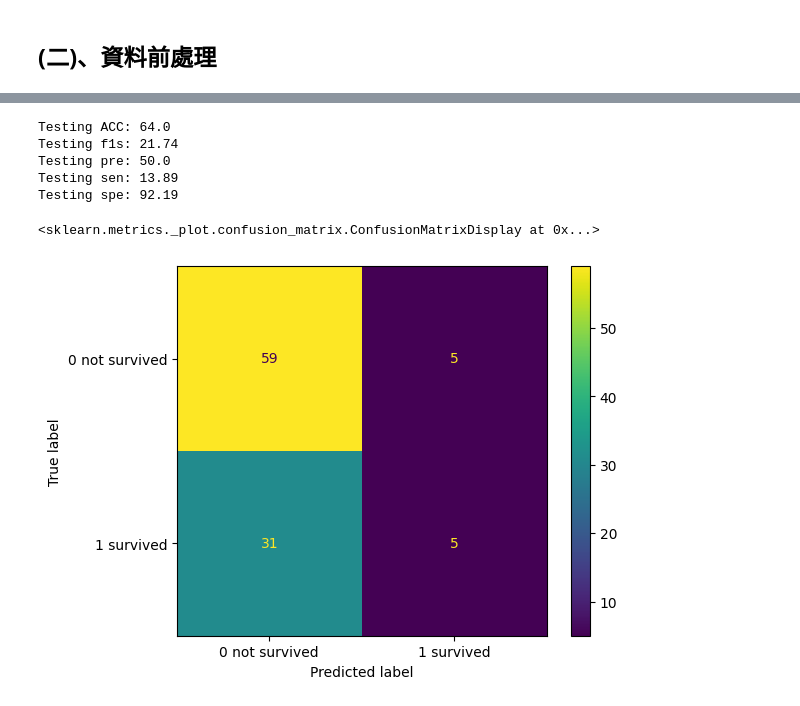
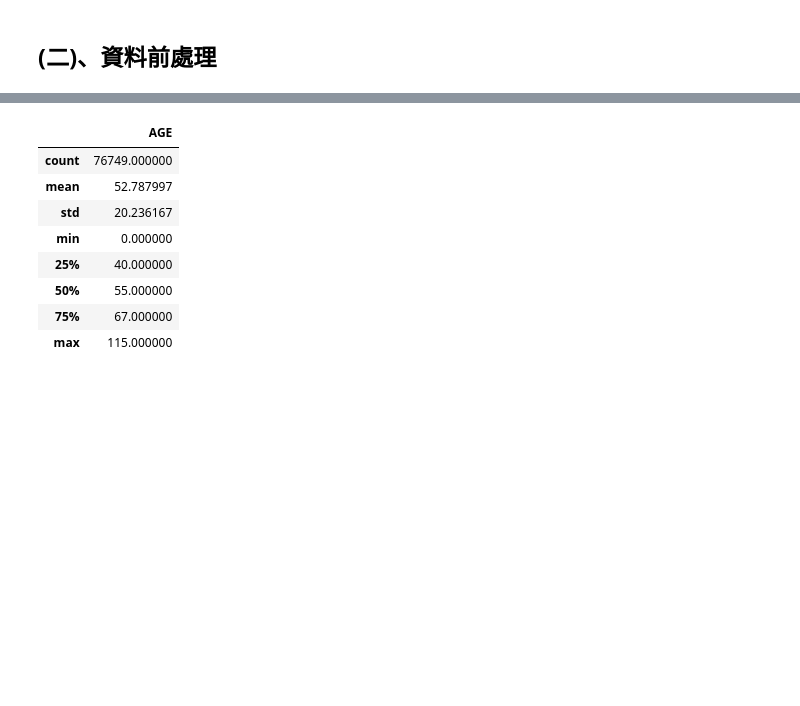
Before and after one commit to nickchen1998/FJU-ML-HW, a Jupyter notebook: covid-19_mortality_predict.ipynb, the cells around one changed output, grey strips where cells are left out. Saved outputs shown, nothing was run; the diff lists cells and outputs as text; code cells hidden in the pictures; blank space fills up the shorter version.

```diff
--- a/covid-19_mortality_predict.ipynb
+++ b/covid-19_mortality_predict.ipynb
@@ -417,37 +256,13 @@ Best Parameters Across All Random States:
-# %%
-# 5.3 Evaluate with testing data set
-x_train, x_test, y_train, y_test = train_test_split(
-    x, y, test_size=0.2, random_state=3)
-
-# 建立決策數
-HHmodel=DecisionTreeClassifier(
-    criterion='gini',
-    max_depth=2,
-    max_leaf_nodes=3,
-    min_samples_leaf=1,
-    random_state=4
-)
-HHmodel.fit(x_train,y_train)
-final_model_testing_prediction=HHmodel.predict(x_test)
-final_model_testing_acc=accuracy_score(y_test,final_model_testing_prediction)
-final_model_testing_f1s=f1_score(y_test,final_model_testing_prediction,pos_label=1)
-final_model_testing_pre=precision_score(y_test,final_model_testing_prediction,pos_label=1)
-final_model_testing_sen=recall_score(y_test,final_model_testing_prediction,pos_label=1)
-final_model_testing_spe=recall_score(y_test,final_model_testing_prediction,pos_label=0)
-final_model_testing_cm=confusion_matrix(y_test,final_model_testing_prediction)
-
-#print result
-print('Testing ACC:',round(final_model_testing_acc*100,2))
-print('Testing f1s:',round(final_model_testing_f1s*100,2))
-print('Testing pre:',round(final_model_testing_pre*100,2))
-print('Testing sen:',round(final_model_testing_sen*100,2))
-print('Testing spe:',round(final_model_testing_spe*100,2))
-ConfusionMatrixDisplay(final_model_testing_cm,display_labels=["0 not survived","1 survived"]).plot()
-# %% [output]
-Testing ACC: 64.0
-Testing f1s: 21.74
-Testing pre: 50.0
-Testing sen: 13.89
-Testing spe: 92.19
-<sklearn.metrics._plot.confusion_matrix.ConfusionMatrixDisplay at 0x...>
-[figure, removed]
+# %%
+# 針對保留的變數做敘述統計
+df_cleaned.describe()
+# %% [output]
+|  | AGE |
+| count | 76749.000000 |
+| mean | 52.787997 |
+| std | 20.236167 |
+| min | 0.000000 |
+| 25% | 40.000000 |
+| 50% | 55.000000 |
+| 75% | 67.000000 |
+| max | 115.000000 |
```
Also changed, not shown: parts of 9 cells of this notebook.
